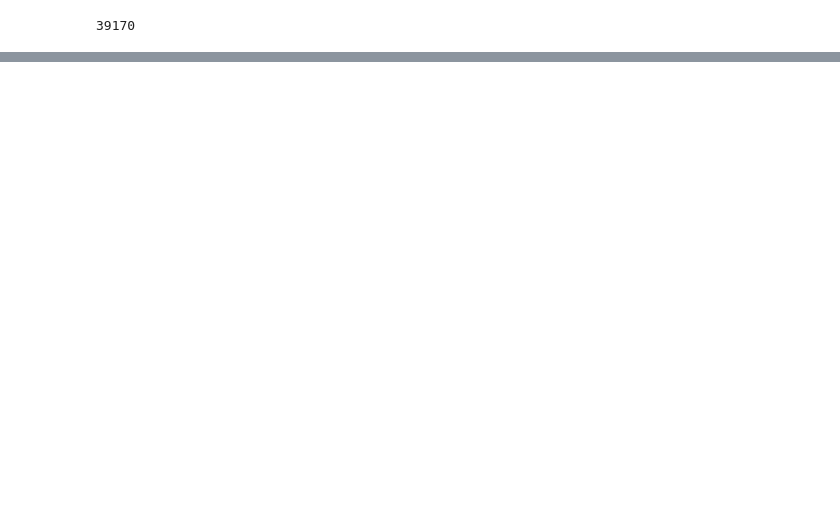
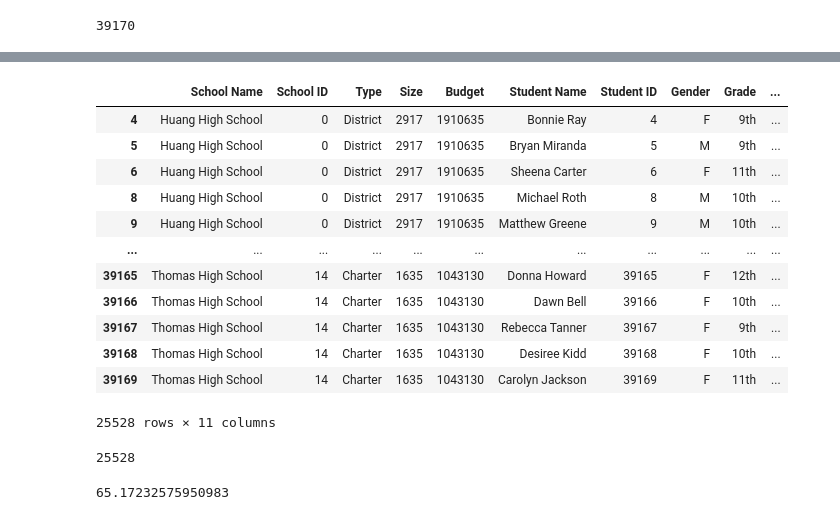
Before and after one commit to MabelDS89/pandas-challenge, a Jupyter notebook: PyCitySchools/PyCitySchoolsCode.ipynb, the cells around one changed output, grey strips where cells are left out. Saved outputs shown, nothing was run; the diff lists cells and outputs as text; code cells hidden in the pictures; blank space fills up the shorter version.

```diff
--- a/PyCitySchools/PyCitySchoolsCode.ipynb
+++ b/PyCitySchools/PyCitySchoolsCode.ipynb
@@ -115,0 +232,31 @@ total_budget_data
+# %%
+#Separate out all those students with >= 70 in both math and reading scores
+overall_passing_data = complete_schools_data.loc[(complete_schools_data["Math Score"] >= 70) &
+                                                 (complete_schools_data["Reading Score"] >= 70), :]
+overall_passing_data
+# %% [output]
+|  | School Name | School ID | Type | Size | Budget | Student Name | Student ID | Gender | Grade | ... |
+| 4 | Huang High School | 0 | District | 2917 | 1910635 | Bonnie Ray | 4 | F | 9th | ... |
+| 5 | Huang High School | 0 | District | 2917 | 1910635 | Bryan Miranda | 5 | M | 9th | ... |
+| 6 | Huang High School | 0 | District | 2917 | 1910635 | Sheena Carter | 6 | F | 11th | ... |
+| 8 | Huang High School | 0 | District | 2917 | 1910635 | Michael Roth | 8 | M | 10th | ... |
+| 9 | Huang High School | 0 | District | 2917 | 1910635 | Matthew Greene | 9 | M | 10th | ... |
+| ... | ... | ... | ... | ... | ... | ... | ... | ... | ... | ... |
+| 39165 | Thomas High School | 14 | Charter | 1635 | 1043130 | Donna Howard | 39165 | F | 12th | ... |
+| 39166 | Thomas High School | 14 | Charter | 1635 | 1043130 | Dawn Bell | 39166 | F | 10th | ... |
+| 39167 | Thomas High School | 14 | Charter | 1635 | 1043130 | Rebecca Tanner | 39167 | F | 9th | ... |
+| 39168 | Thomas High School | 14 | Charter | 1635 | 1043130 | Desiree Kidd | 39168 | F | 10th | ... |
+| 39169 | Thomas High School | 14 | Charter | 1635 | 1043130 | Carolyn Jackson | 39169 | F | 11th | ... |
+25528 rows × 11 columns
+# %%
+#Count the number of students in this new dataset
+overall_passing_students = overall_passing_data.shape[0]
+overall_passing_students
+# %% [output]
+25528
+# %%
+#Calculate the overall percent of students who have passing scores in both math and reading
+percent_overall_passing = (overall_passing_students/total_unique_students)*100
+percent_overall_passing
+# %% [output]
+65.17232575950983
```
Also changed, not shown: parts of 23 cells of this notebook.
